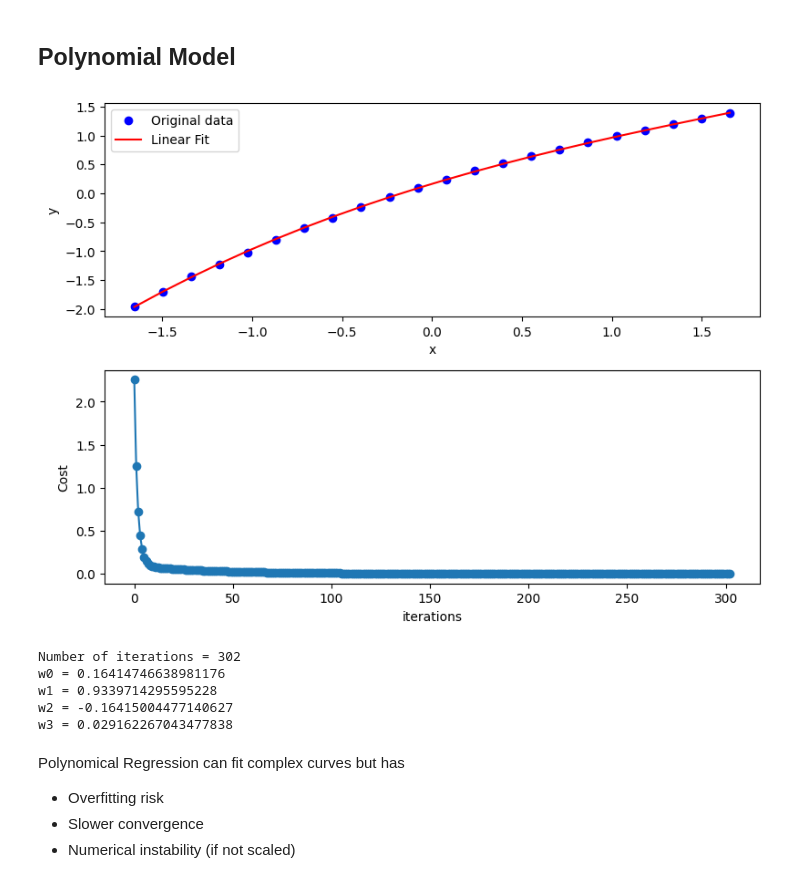
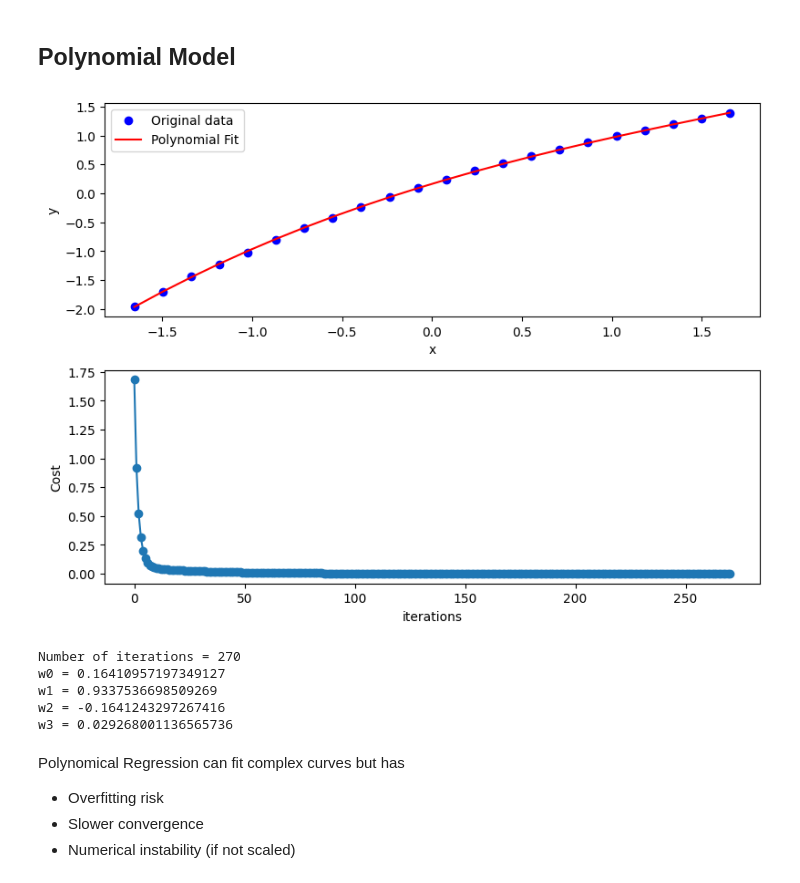
Before and after one commit to ravichandrakorivi/deep-learning, a Jupyter notebook: linear-regression/linear_regression_models.ipynb, the cells around one changed output. Drawn from its saved outputs; the diff is of its cells as text; code cells hidden in the pictures.

```diff
--- a/linear-regression/linear_regression_models.ipynb
+++ b/linear-regression/linear_regression_models.ipynb
@@ -40,8 +41,8 @@ y = alpha
 eta = 0.1
 
 # Initialize weights
-w0 = np.random.rand()
-w1 = np.random.rand()
+w0 = rng.random()
+w1 = rng.random()
 
 yhat = w0 + w1*x
 
@@ -132,8 +133,8 @@ x = (temperature - np.mean(temperature)) / np.std(temperature)
 eta = 0.1
 
 # Initialize weights
-w0 = np.random.rand()
-w1 = np.random.rand()
+w0 = rng.random()
+w1 = rng.random()
 
 yhat = w0 + w1*x
 
@@ -222,8 +223,8 @@ y = (alpha - np.mean(alpha)) / np.std(alpha)
 eta = 0.1
 
 # Initialize weights
-w0 = np.random.rand()
-w1 = np.random.rand()
+w0 = rng.random()
+w1 = rng.random()
 
 yhat = w0 + w1*x
 initial_cost = (0.5 / m)*np.sum((y - yhat)**2)
@@ -320,9 +321,9 @@ x = (temperature - np.mean(temperature)) / np.std(temperature)
 y = (alpha - np.mean(alpha)) / np.std(alpha)
 
 # Initialize weights
-w0 = np.random.rand()
-w1 = np.random.rand()
-w2 = np.random.rand()
+w0 = rng.random()
+w1 = rng.random()
+w2 = rng.random()
 
 yhat = w0 + w1*x + w2*x*x
 initial_cost = (0.5 / m)*np.sum((y - yhat)**2)
@@ -361,7 +362,7 @@ plt.figure(figsize=(8, 6))
 
 plt.subplot(211)
 plt.plot(x, y, 'bo', label="Original data")
-plt.plot(x, yhat, 'r-', label="Linear Fit")
+plt.plot(x, yhat, 'r-', label="Quadratic Fit")
 plt.xlabel("x")
 plt.ylabel("y")
 plt.legend()
@@ -401,10 +402,10 @@ x = (temperature - np.mean(temperature)) / np.std(temperature)
 y = (alpha - np.mean(alpha)) / np.std(alpha)
 
 # Initialize weights
-w0 = np.random.rand()
-w1 = np.random.rand()
-w2 = np.random.rand()
-w3 = np.random.rand()
+w0 = rng.random()
+w1 = rng.random()
+w2 = rng.random()
+w3 = rng.random()
 
 yhat = w0 + w1*x + w2*x*x + w3*x*x*x
 initial_cost = (0.5 / m)*np.sum((y - yhat)**2)
@@ -437,40 +438,40 @@ while error > eps:
     cost = (0.5 / m)*np.sum((y - w0 - w1*x - w2*x*x - w3*x*x*x)**2)
     C.append(cost)
 
     error = abs(C[-1] - C[-2])
 
 yhat = w0 + w1*x + w2*x*x + w3*x*x*x
 
 # Create a new plotting canvas/figure with 8 inches width and 6 inches height
 plt.figure(figsize=(8, 6))
 
 plt.subplot(211)
 plt.plot(x, y, 'bo', label="Original data")
-plt.plot(x, yhat, 'r-', label="Linear Fit")
+plt.plot(x, yhat, 'r-', label="Polynomial Fit")
 plt.xlabel("x")
 plt.ylabel("y")
 plt.legend()
 
 plt.subplot(212)
 plt.plot(range(len(C)), C, '-o')
 plt.xlabel("iterations")
 plt.ylabel("Cost")
 
 plt.tight_layout()
 plt.show()
 
 print(f"Number of iterations = {iter}")
 print(f"w0 = {w0}")
 print(f"w1 = {w1}")
 print(f"w2 = {w2}")
 print(f"w3 = {w3}")
 # %% [output]
-[figure, old version]
+[figure, new version]
-Number of iterations = 302
-w0 = 0.16414746638981176
-w1 = 0.9339714295595228
-w2 = -0.16415004477140627
-w3 = 0.029162267043477838
+Number of iterations = 270
+w0 = 0.16410957197349127
+w1 = 0.9337536698509269
+w2 = -0.1641243297267416
+w3 = 0.029268001136565736
 # %% [markdown]
 Polynomical Regression can fit complex curves but has
 - Overfitting risk
```
Also changed, not shown: parts of 9 cells of this notebook.
